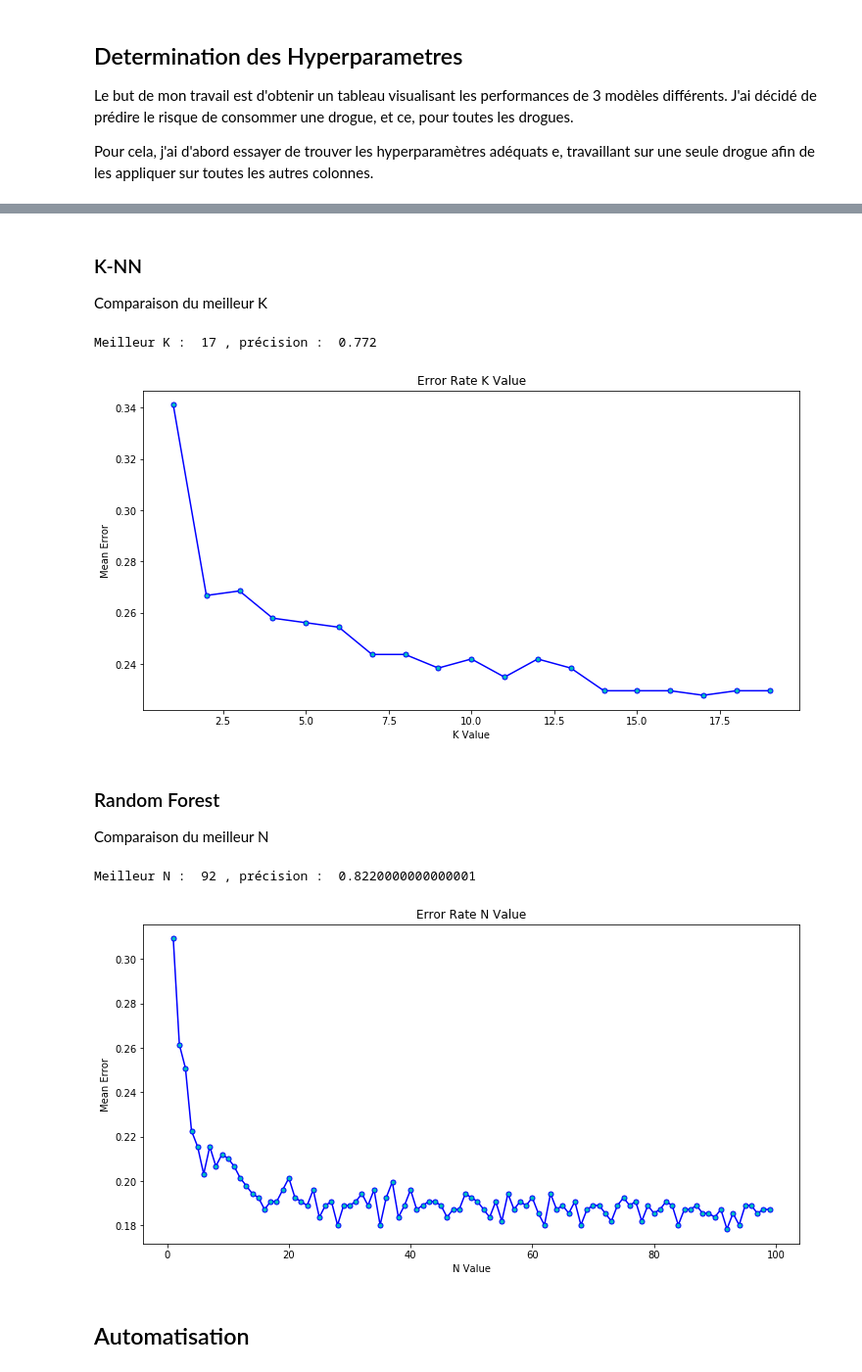
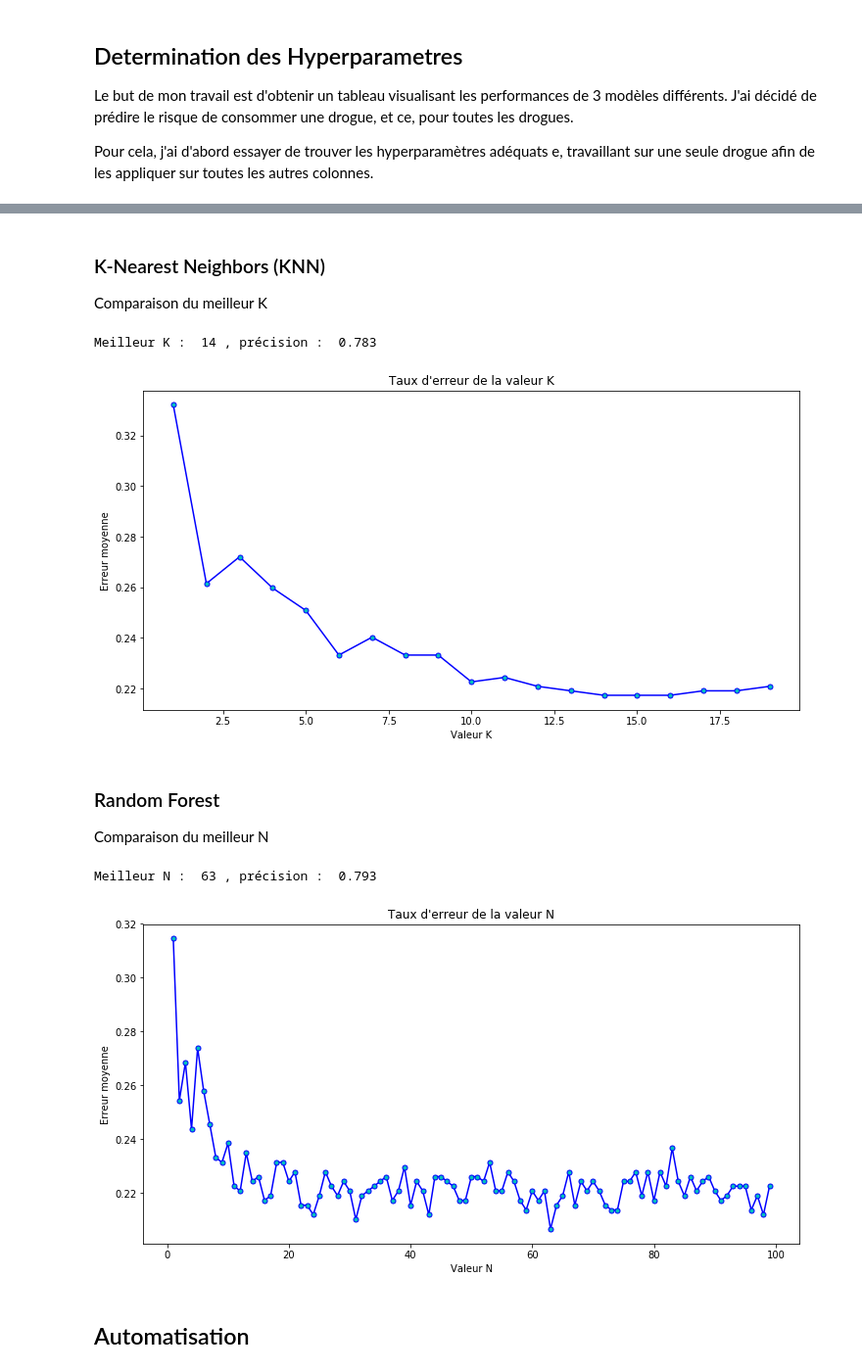
Before and after one commit to AurJo/Python_for_data_analysis, a Jupyter notebook: Code/Projet.ipynb, the cells around one changed output, grey strips where cells are left out. Shown at 98% size. Saved outputs shown, nothing was run; the diff lists cells and outputs as text; code cells hidden in the pictures.

```diff
--- a/Code/Projet.ipynb
+++ b/Code/Projet.ipynb
@@ -885,5 +885,5 @@ print(accuracy_score(y_test, y_pred))
 # %% [markdown]
-### K-NN
+### K-Nearest Neighbors (KNN)
 Comparaison du meilleur K
 # %%
 error = []
@@ -900,15 +900,15 @@ for i in range(k_min, k_max):
 plt.figure(figsize=(12, 6))
 plt.plot(range(k_min, k_max), error, color='blue', linestyle='-', marker='.',
          markerfacecolor='c', markersize=10)
-plt.title('Error Rate K Value')
-plt.xlabel('K Value')
-plt.ylabel('Mean Error')
+plt.title('Taux d\'erreur de la valeur K')
+plt.xlabel('Valeur K')
+plt.ylabel('Erreur moyenne')
 
 best_k = np.argmin(error) + 1
 print("Meilleur K : ", best_k, ", précision : ", 1 - round(min(error), 3))
 # %% [output]
-Meilleur K :  17 , précision :  0.772
+Meilleur K :  14 , précision :  0.783
-[figure, old version]
+[figure, new version]
 # %% [markdown]
 ### Random Forest
 Comparaison du meilleur N
@@ -925,16 +925,16 @@ for i in range(n_min, n_max):
 # %%
 plt.figure(figsize=(12, 6))
 plt.plot(range(n_min, n_max), error, color='blue', linestyle='-', marker='.',
          markerfacecolor='c', markersize=10)
-plt.title('Error Rate N Value')
-plt.xlabel('N Value')
-plt.ylabel('Mean Error')
+plt.title('Taux d\'erreur de la valeur N')
+plt.xlabel('Valeur N')
+plt.ylabel('Erreur moyenne')
 
 best_n = np.argmin(error) + 1
 print("Meilleur N : ", best_n, ", précision : ", 1 - round(min(error), 3))
 # %% [output]
-Meilleur N :  92 , précision :  0.8220000000000001
+Meilleur N :  63 , précision :  0.793
-[figure, old version]
+[figure, new version]
 # %% [markdown]
 ## Automatisation
 # %% [markdown]
```
Also changed, not shown: parts of 11 cells of this notebook, 9 other files.
